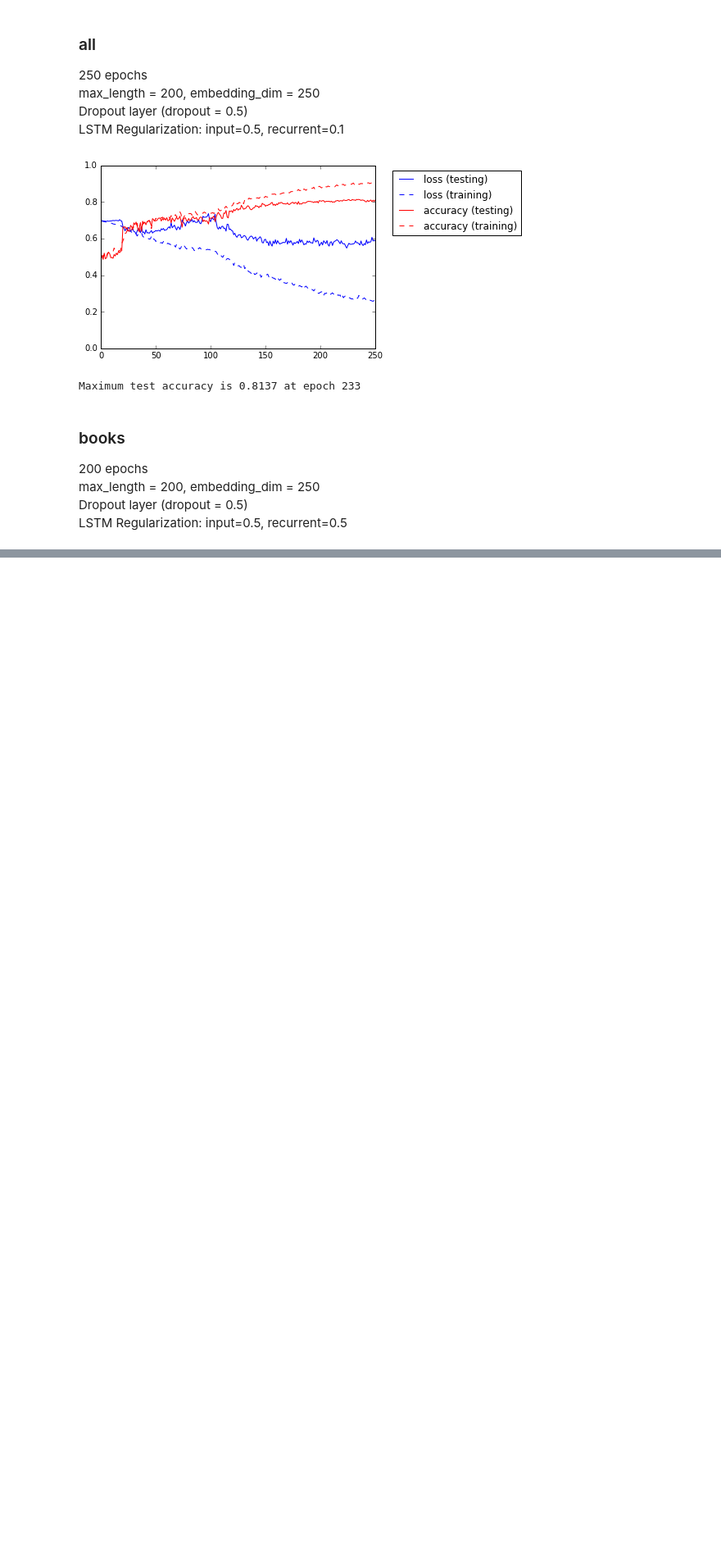
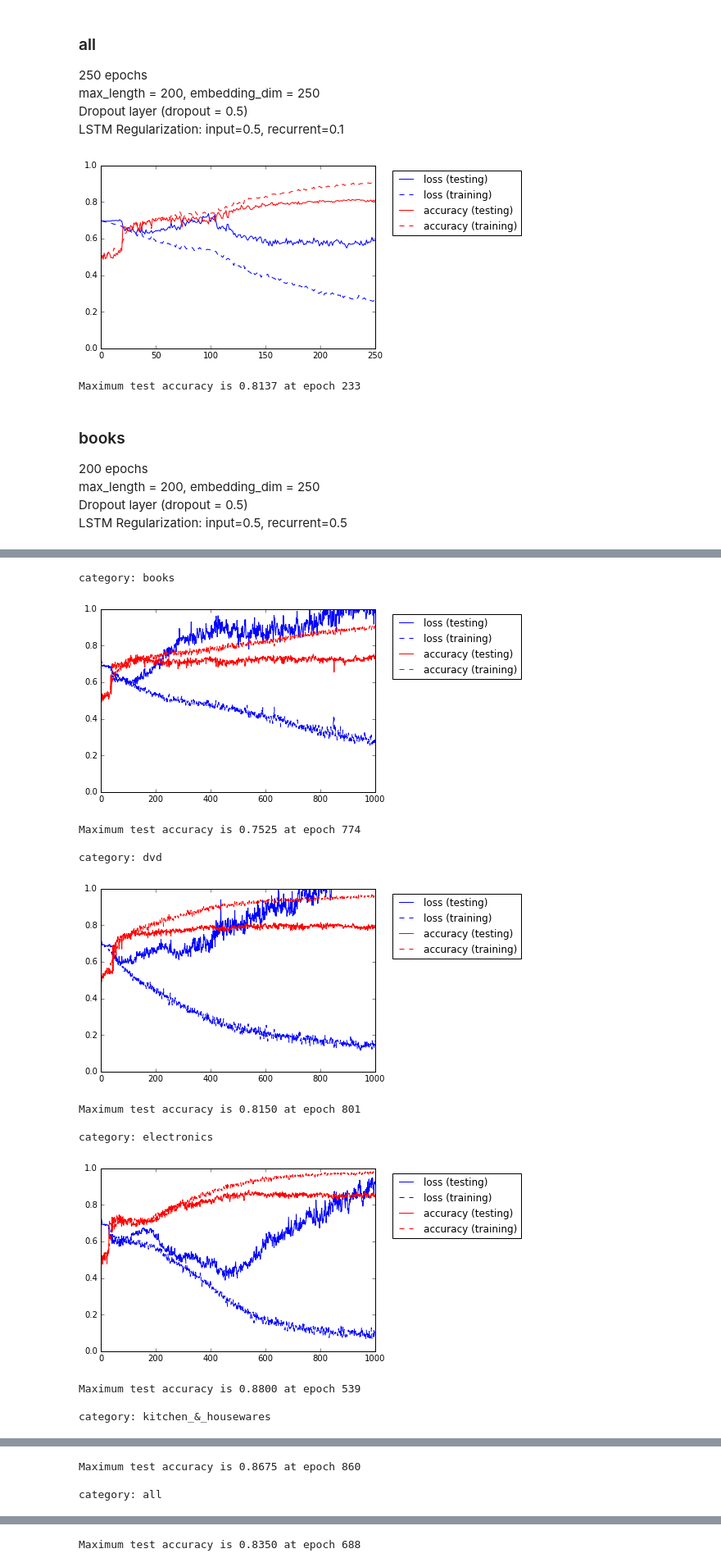
Before and after one commit to lorenzoritter/domainadaption, a Jupyter notebook: plot_history.ipynb, the cells around one changed output, grey strips where cells are left out. Shown at 82% size. Saved outputs shown, nothing was run; the diff lists cells and outputs as text; code cells hidden in the pictures; blank space fills up the shorter version.

Commit message:
adding results for running all categories with full regularization for 1000 epochs

```diff
--- a/plot_history.ipynb
+++ b/plot_history.ipynb
@@ -5,6 +5,7 @@ import matplotlib.pyplot as plt
 %matplotlib inline
 # %%
 datapath = '/home/lorenzo/PycharmProjects/domainadaption/sorted_data_acl/'
+categories = ['books', 'dvd', 'electronics', 'kitchen_&_housewares', 'all']
 # %% [markdown]
 ### books
 1600 train, 400 test <br>
@@ -119,0 +130,28 @@ print('Maximum test accuracy is %0.4f at epoch %i' %(max(history.val_acc), np.ar
+# %%
+settings = 'embedDim250_FullRegularization_1000eps'
+
+for category in categories:
+    print '\ncategory: ' + category
+    history = pd.read_csv(datapath + category +'/keras_' + settings + '/keras_history.csv')
+    epochs = np.arange(len(history))+1
+
+    plt.plot(epochs, history['val_loss'], 'b', epochs, history['loss'], 'b--',
+         epochs, history['val_acc'], 'r', epochs, history['acc'], 'r--')
+    plt.ylim([0,1])
+    plt.legend(['loss (testing)', 'loss (training)', 'accuracy (testing)', 'accuracy (training)'], bbox_to_anchor=(1.55, 1))
+    plt.show()
+    print('Maximum test accuracy is %0.4f at epoch %i' %(max(history.val_acc), np.argmax(history.val_acc)+1))
+# %% [output]
+category: books
+[figure, added]
+Maximum test accuracy is 0.7525 at epoch 774
+
+category: dvd
+[figure, added]
+Maximum test accuracy is 0.8150 at epoch 801
+
+category: electronics
+[figure, added]
+Maximum test accuracy is 0.8800 at epoch 539
+
+category: kitchen_&_housewares
@@ -119,0 +159,3 @@ print('Maximum test accuracy is %0.4f at epoch %i' %(max(history.val_acc), np.ar
+Maximum test accuracy is 0.8675 at epoch 860
+
+category: all
@@ -119,0 +163 @@ print('Maximum test accuracy is %0.4f at epoch %i' %(max(history.val_acc), np.ar
+Maximum test accuracy is 0.8350 at epoch 688
```
Also changed, not shown: parts of 3 cells of this notebook.
